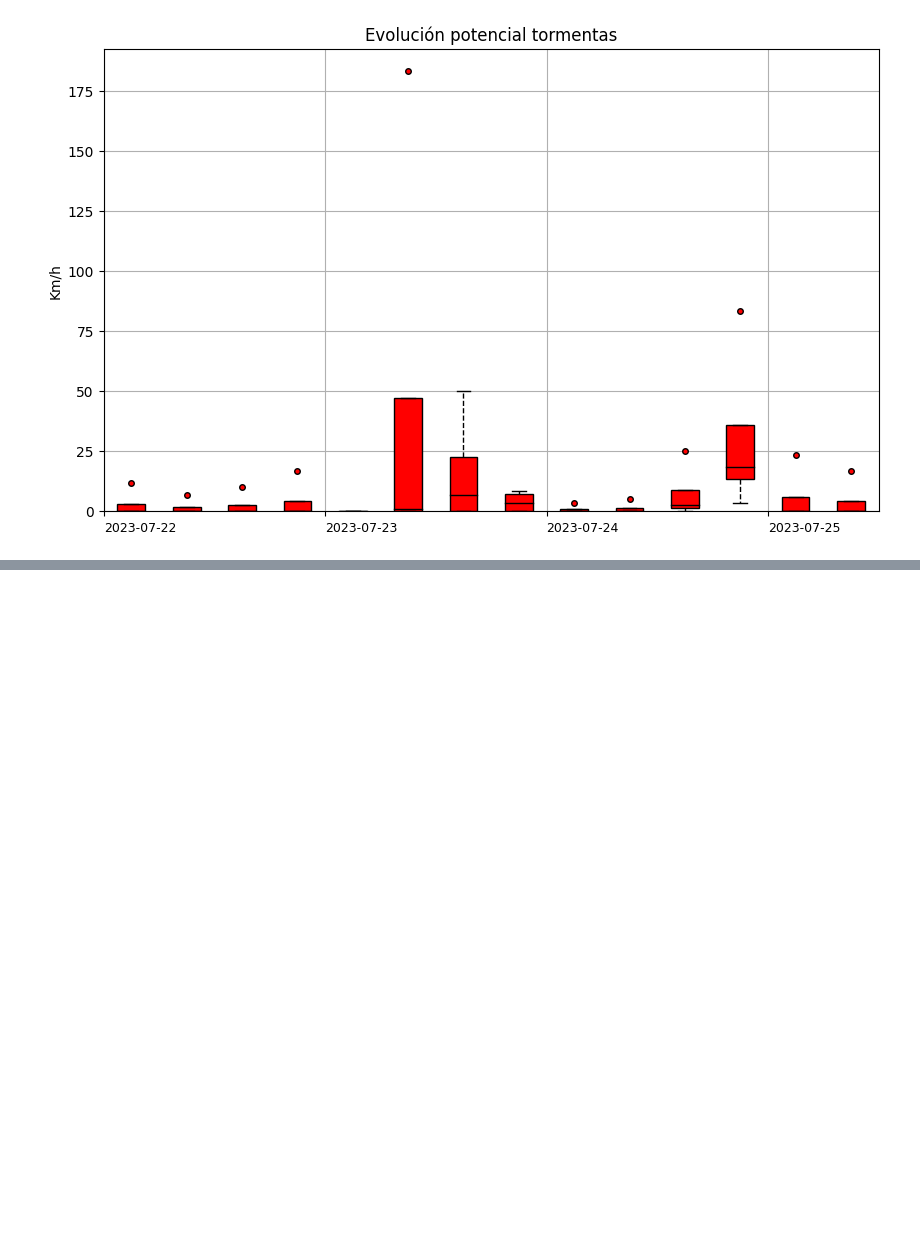
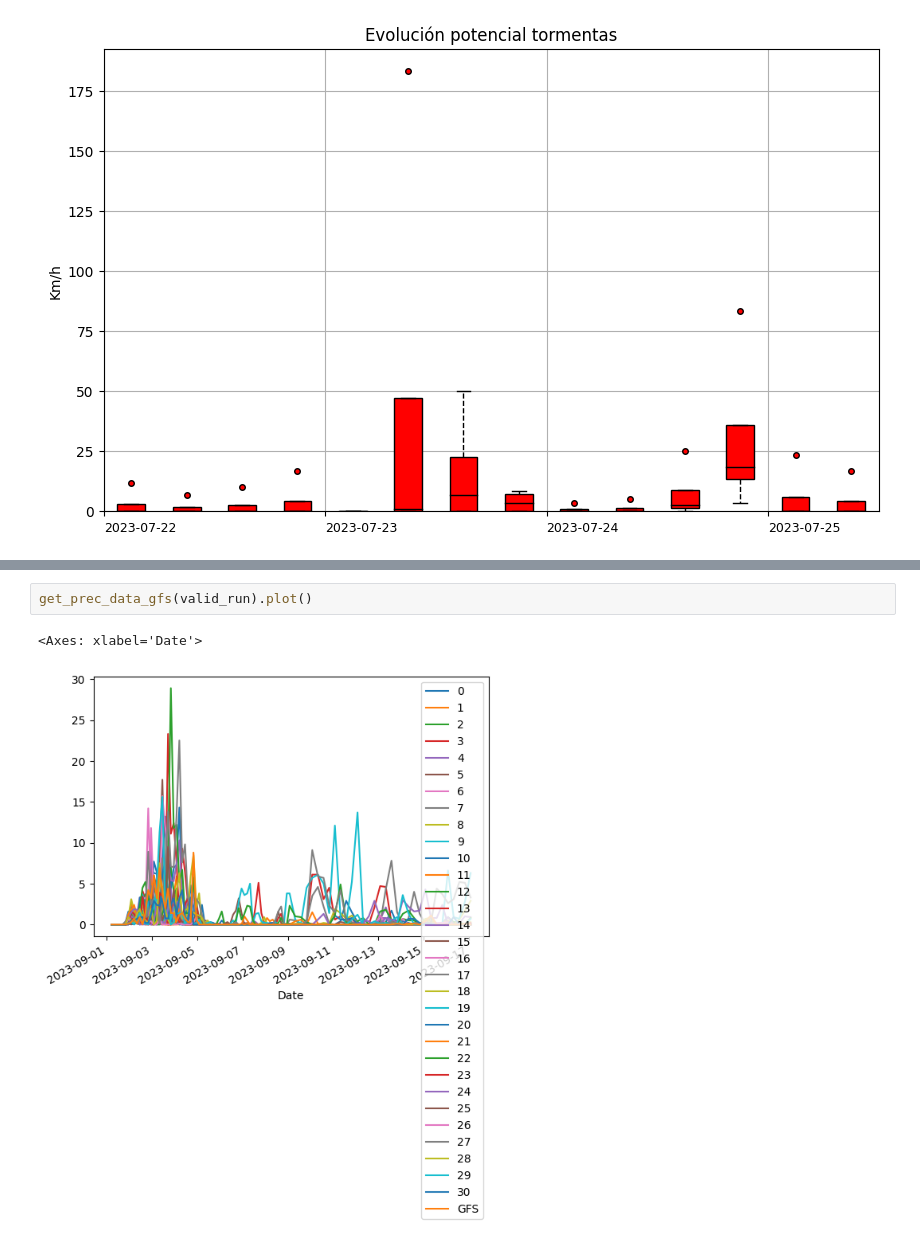
Before and after one commit to ivan5cg/Meteo, a Jupyter notebook: meteo dash.ipynb, the cells around one changed output, grey strips where cells are left out. Drawn from its saved outputs; the diff is of its cells as text; blank space fills up the shorter version.

```diff
--- a/meteo dash.ipynb
+++ b/meteo dash.ipynb
@@ -673,0 +879,5 @@ data_cape_df
+# %%
+get_prec_data_gfs(valid_run).plot()
+# %% [output]
+<Axes: xlabel='Date'>
+[figure, added]
```
Also changed, not shown: parts of 21 cells of this notebook, 2 other files.
